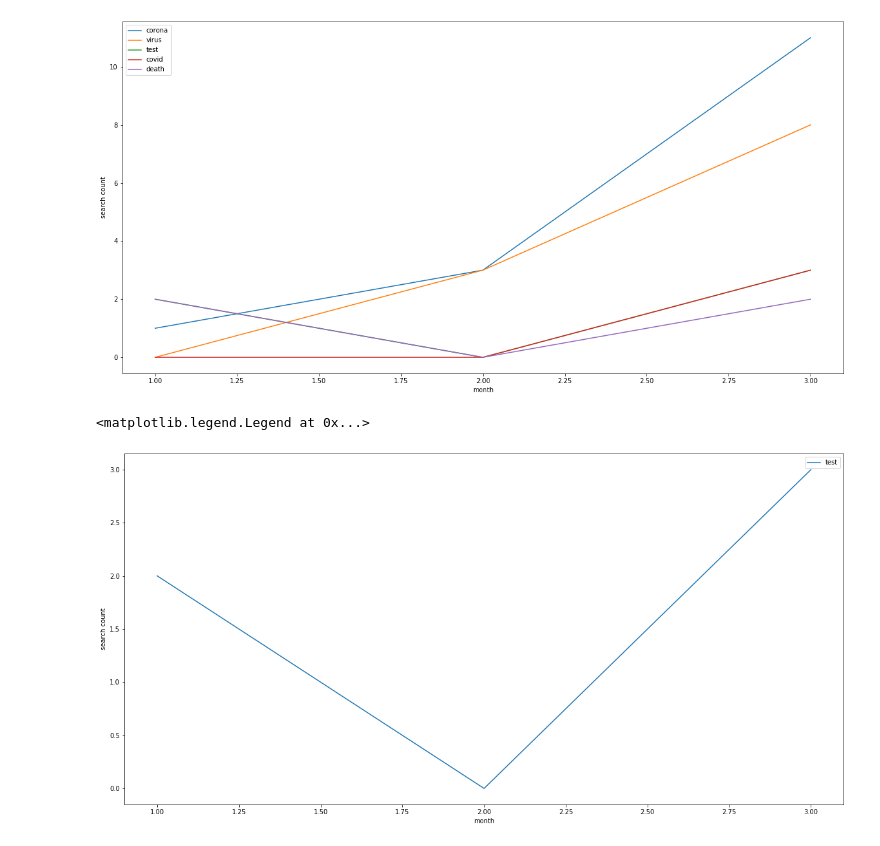
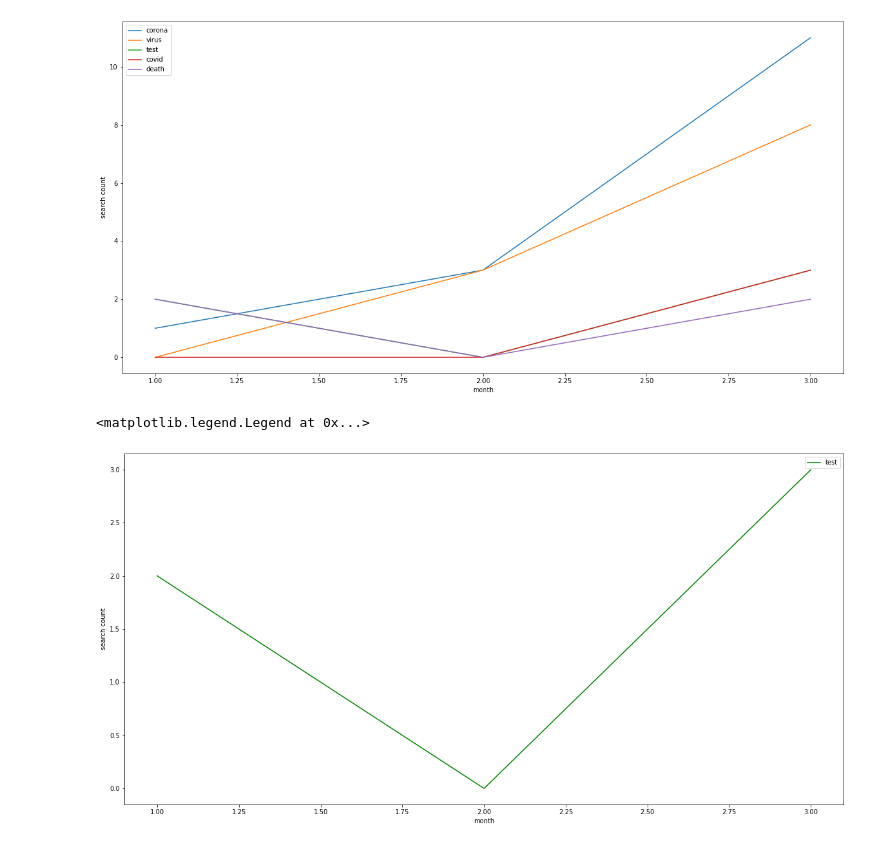
Before and after one commit to azaman13/covid19, a Jupyter notebook: Queries.ipynb, the cells around one changed output. Cells and saved outputs as stored; diff of their text form; code cells hidden in the pictures.

```diff
--- a/Queries.ipynb
+++ b/Queries.ipynb
@@ -270,10 +270,10 @@ plt.legend()
 <matplotlib.legend.Legend at 0x...>
 [figure]
 # %%
-test_plot = df_grouped['query'].str.contains('test').groupby(df_grouped['months']).sum().plot(label='test')
+test_plot = df_grouped['query'].str.contains('test').groupby(df_grouped['months']).sum().plot(label='test', color='green')
 plt.xlabel('month')
 plt.ylabel('search count')
 plt.legend()
 # %% [output]
 <matplotlib.legend.Legend at 0x...>
-[figure, old version]
+[figure, new version]
```
Also changed, not shown: parts of 1 cell of this notebook.
